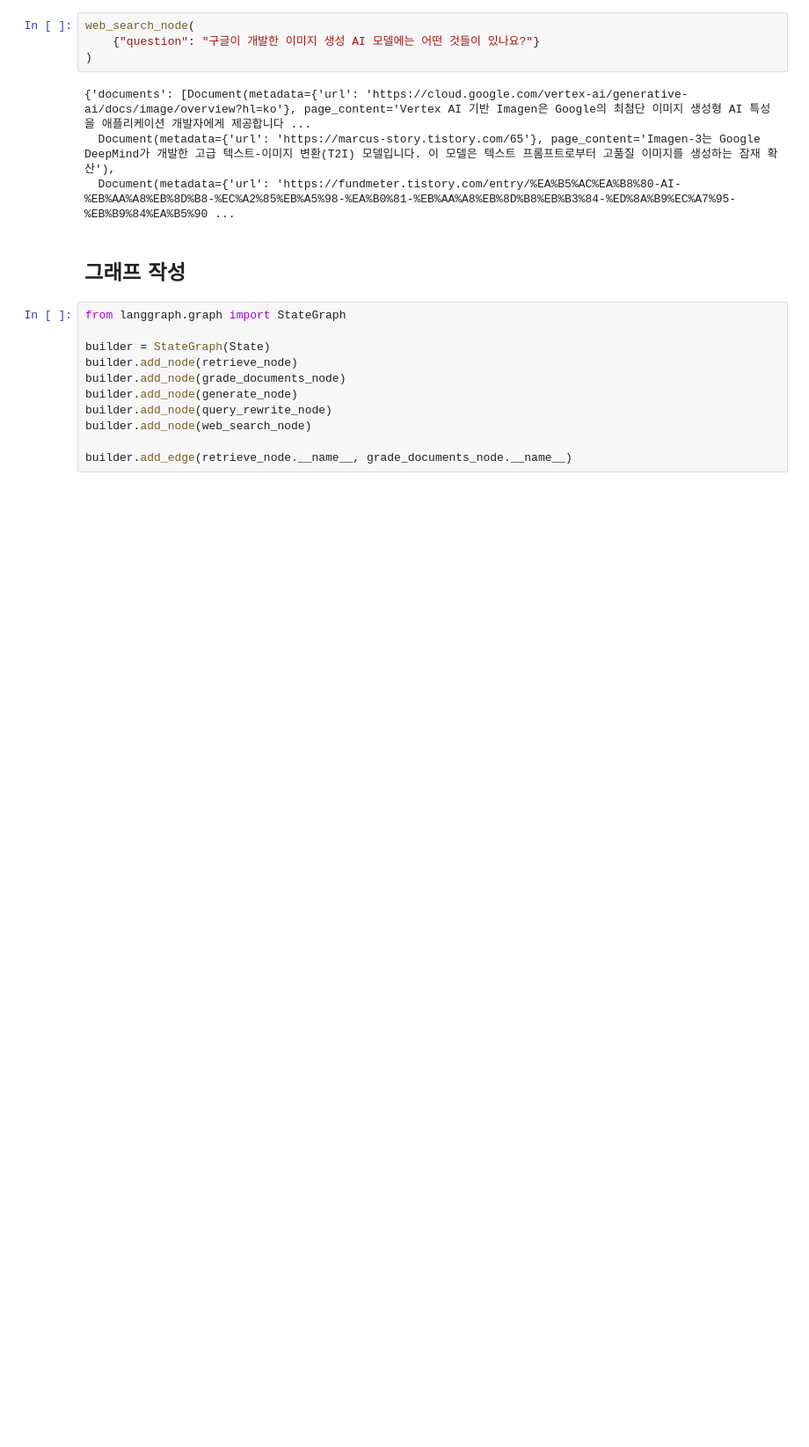
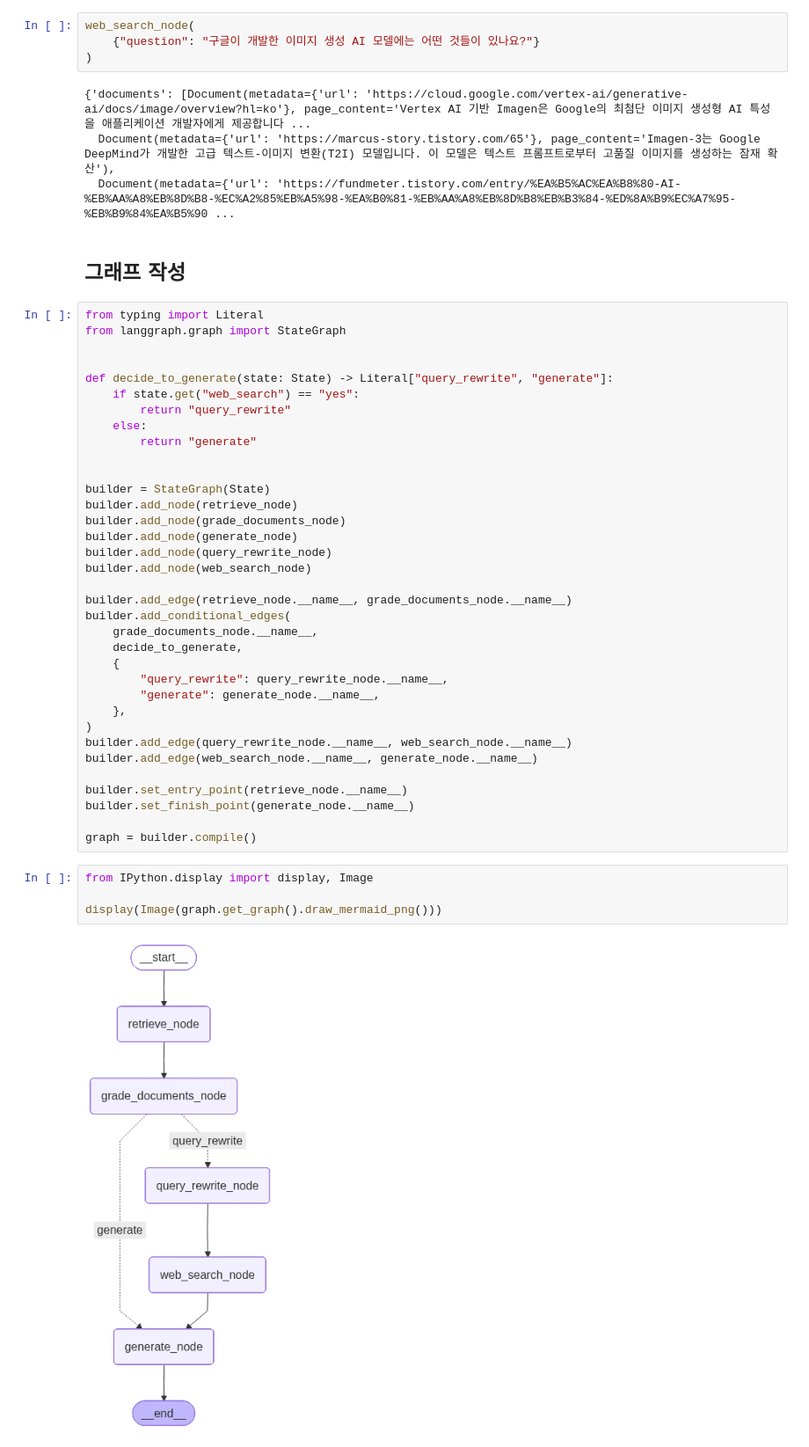
Before and after one commit to jeongsk/langchain-academy, a Jupyter notebook: projects/03-LangGraph-CRAG.ipynb, the cells around one changed output. Shown at 88% size. Saved outputs shown, nothing was run; the diff lists cells and outputs as text; blank space fills up the shorter version.

```diff
--- a/projects/03-LangGraph-CRAG.ipynb
+++ b/projects/03-LangGraph-CRAG.ipynb
@@ -291,7 +291,16 @@ web_search_node(
 # %% [markdown]
 ## 그래프 작성
 # %%
+from typing import Literal
 from langgraph.graph import StateGraph
+
+
+def decide_to_generate(state: State) -> Literal["query_rewrite", "generate"]:
+    if state.get("web_search") == "yes":
+        return "query_rewrite"
+    else:
+        return "generate"
+
 
 builder = StateGraph(State)
 builder.add_node(retrieve_node)
@@ -301,3 +310,24 @@ builder.add_node(query_rewrite_node)
 builder.add_node(web_search_node)
 
 builder.add_edge(retrieve_node.__name__, grade_documents_node.__name__)
+builder.add_conditional_edges(
+    grade_documents_node.__name__,
+    decide_to_generate,
+    {
+        "query_rewrite": query_rewrite_node.__name__,
+        "generate": generate_node.__name__,
+    },
+)
+builder.add_edge(query_rewrite_node.__name__, web_search_node.__name__)
+builder.add_edge(web_search_node.__name__, generate_node.__name__)
+
+builder.set_entry_point(retrieve_node.__name__)
+builder.set_finish_point(generate_node.__name__)
+
+graph = builder.compile()
+# %%
+from IPython.display import display, Image
+
+display(Image(graph.get_graph().draw_mermaid_png()))
+# %% [output]
+[figure, added]
```
Also changed, not shown: parts of 3 cells of this notebook.
